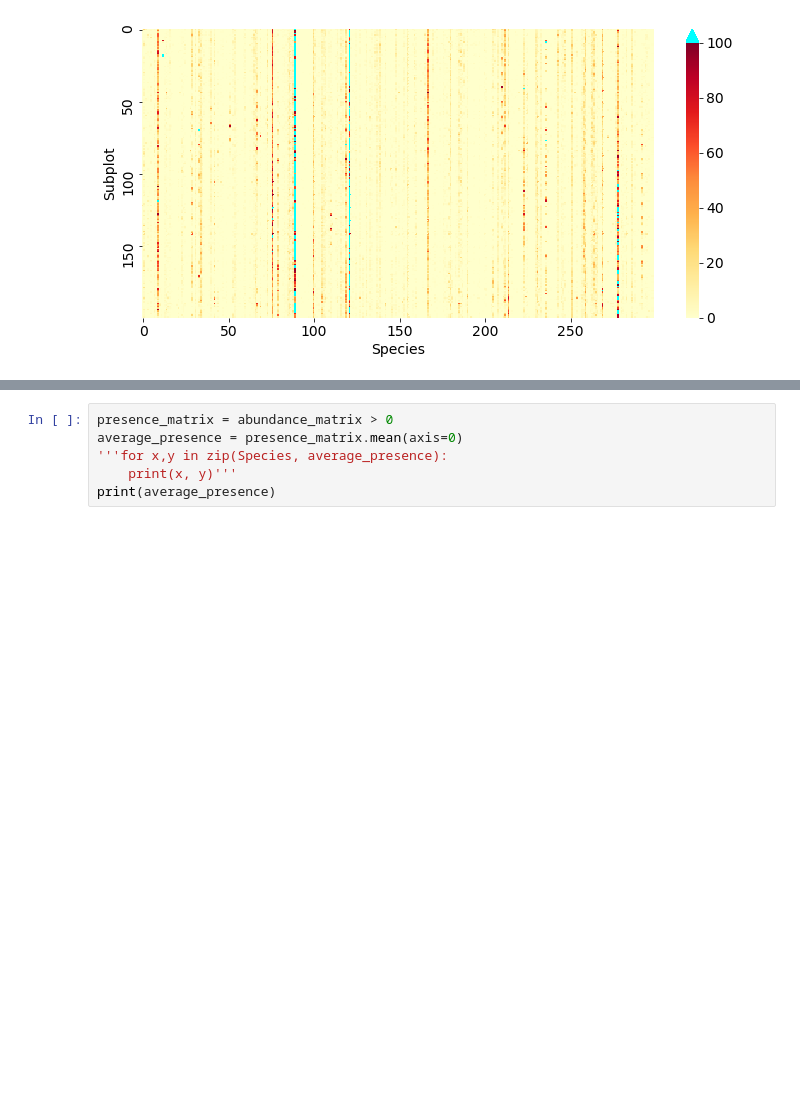
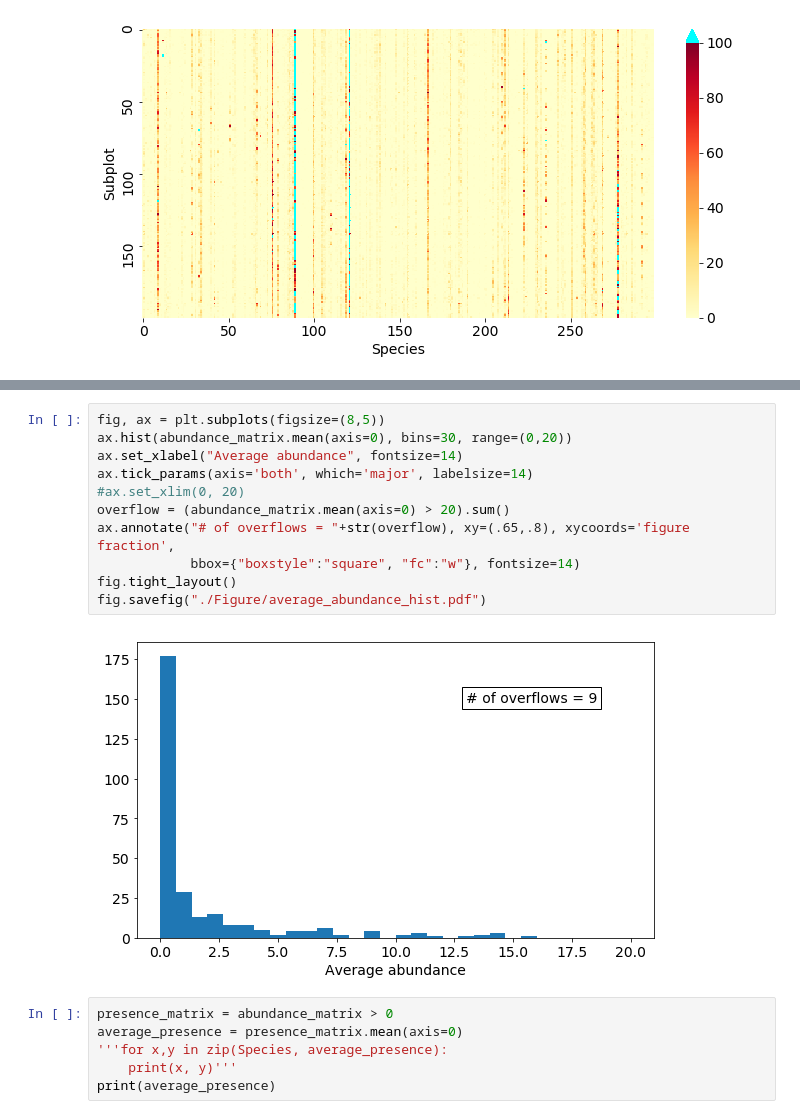
Before and after one commit to Agos95/ComplexSyst, a Jupyter notebook: 01/Exercise.ipynb, the cells around one changed output, grey strips where cells are left out. Drawn from its saved outputs; the diff is of its cells as text; blank space fills up the shorter version.

```diff
--- a/01/Exercise.ipynb
+++ b/01/Exercise.ipynb
@@ -152,3 +144,16 @@ plt.hist(abundance_matrix.mean(axis=0), bins=50)
+# %%
+fig, ax = plt.subplots(figsize=(8,5))
+ax.hist(abundance_matrix.mean(axis=0), bins=30, range=(0,20))
+ax.set_xlabel("Average abundance", fontsize=14)
+ax.tick_params(axis='both', which='major', labelsize=14)
+#ax.set_xlim(0, 20)
+overflow = (abundance_matrix.mean(axis=0) > 20).sum()
+ax.annotate("# of overflows = "+str(overflow), xy=(.65,.8), xycoords='figure fraction',
+            bbox={"boxstyle":"square", "fc":"w"}, fontsize=14)
+fig.tight_layout()
+fig.savefig("./Figure/average_abundance_hist.pdf")
+# %% [output]
+[figure, added]
 # %%
 presence_matrix = abundance_matrix > 0
 average_presence = presence_matrix.mean(axis=0)
```
Also changed, not shown: parts of 27 cells of this notebook, 2 other files.
